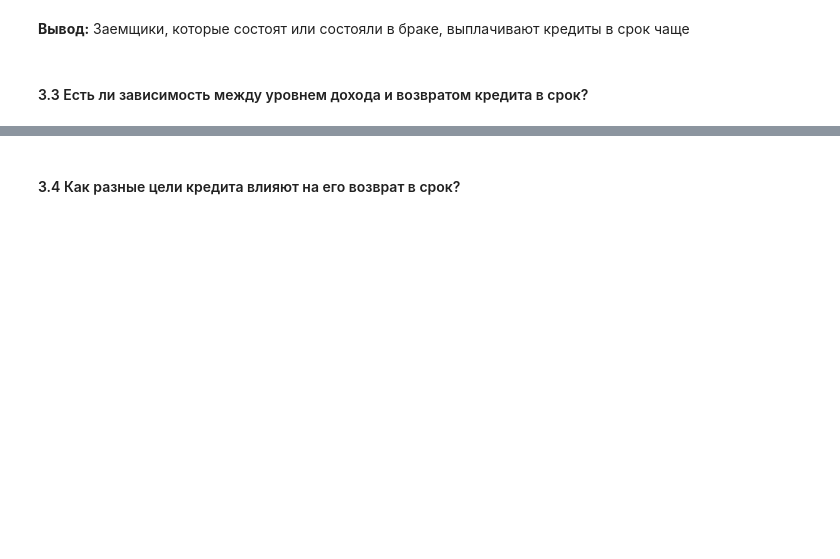
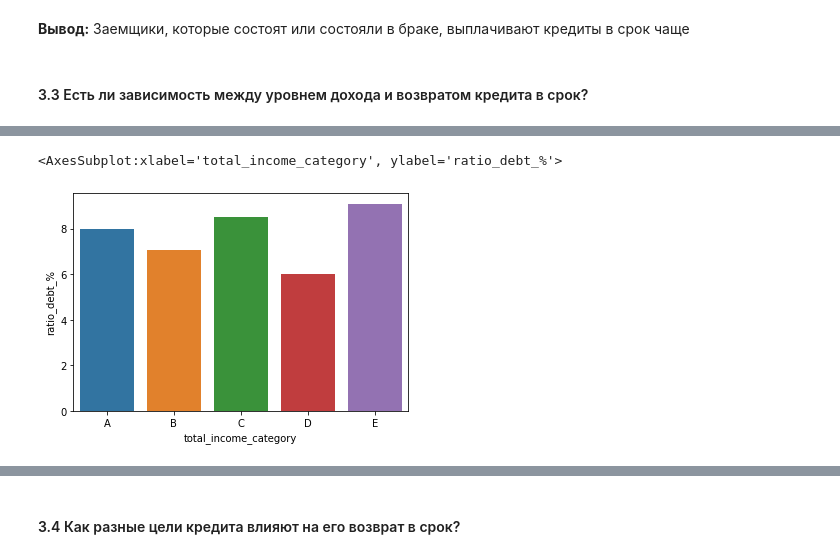
Before and after one commit to DmitrijUsachev/Sprint2, a Jupyter notebook: sprint_2.project_1.ipynb, the cells around one changed output, grey strips where cells are left out. Cells and saved outputs as stored; diff of their text form; code cells hidden in the pictures; blank space fills up the shorter version.

```diff
--- a/sprint_2.project_1.ipynb
+++ b/sprint_2.project_1.ipynb
@@ -366,0 +470,3 @@ sns.barplot(data= family_status_grouped, x= 'ratio_debt', y= 'family_status')#П
+# %%
+total_income_category_grouped = data.groupby('total_income_category')['debt'].agg(['sum', 'count']) #Группируем по столбцу total_income_category, выводим сумму и количество
+total_income_category_grouped
@@ -366,0 +481,5 @@ sns.barplot(data= family_status_grouped, x= 'ratio_debt', y= 'family_status')#П
+# %%
+total_income_category_grouped['ratio_debt_%'] = data.groupby('total_income_category')['debt'].mean() *100 #посчитаем отношения и запишем в стоблец ratio
+total_income_category_grouped = total_income_category_grouped.reset_index(drop = False)
+total_income_category_grouped = total_income_category_grouped.sort_values(by= 'total_income_category', ascending= True) #Отсортируем значения в стоблце total_income_category'
+total_income_category_grouped
@@ -366,0 +505,5 @@ sns.barplot(data= family_status_grouped, x= 'ratio_debt', y= 'family_status')#П
+# %%
+sns.barplot(data= total_income_category_grouped, x= 'total_income_category', y= 'ratio_debt_%')#Построим график
+# %% [output]
+<AxesSubplot:xlabel='total_income_category', ylabel='ratio_debt_%'>
+[figure, added]
```
Also changed, not shown: parts of 64 cells of this notebook.
